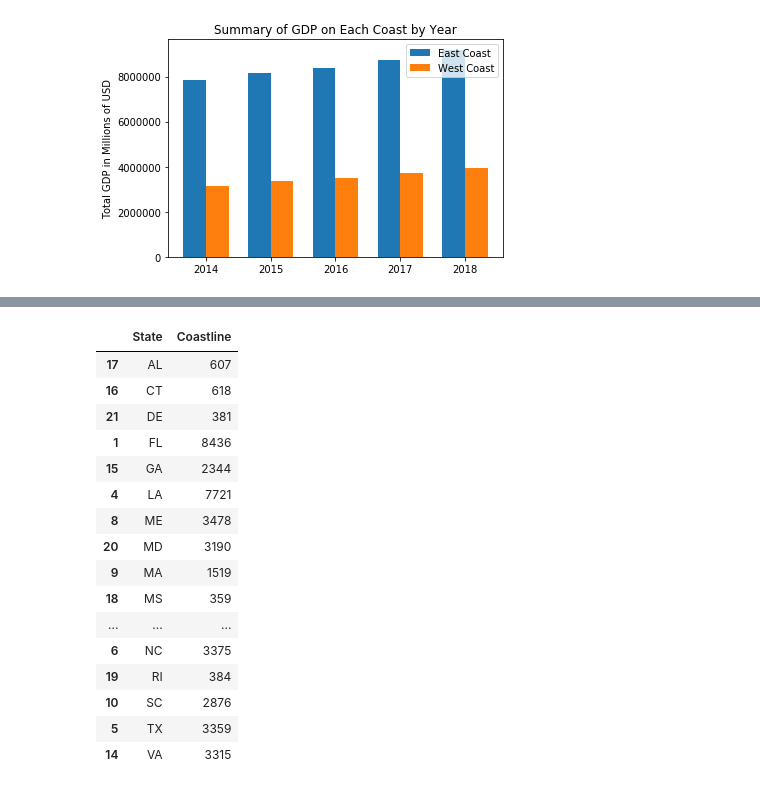
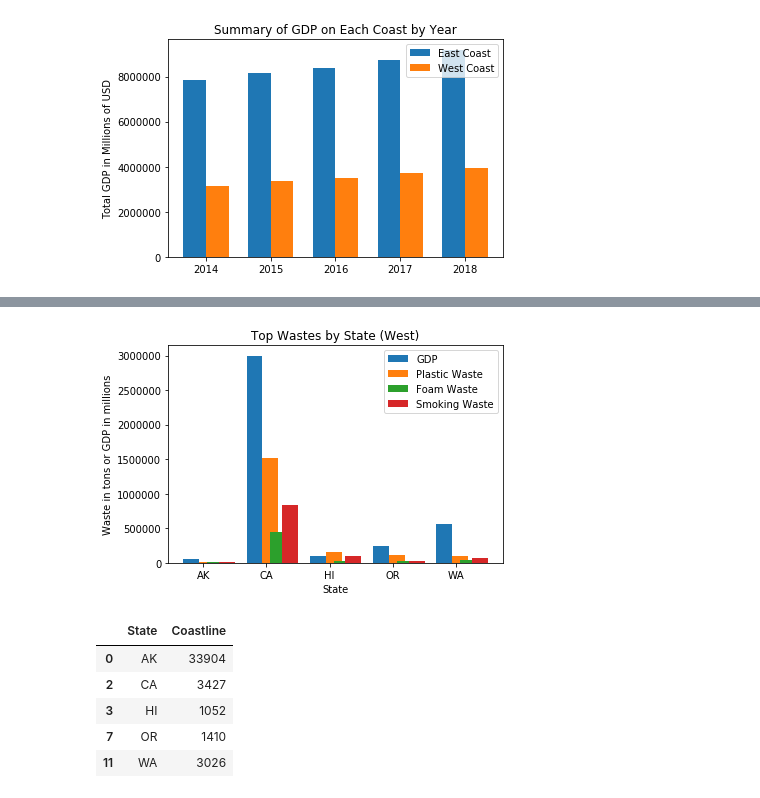
Before and after one commit to deirdrebclark/Project1, a Jupyter notebook: GDPAnaly_working.ipynb, the cells around one changed output, grey strips where cells are left out. Cells and saved outputs as stored; diff of their text form; code cells hidden in the pictures.

```diff
--- a/GDPAnaly_working.ipynb
+++ b/GDPAnaly_working.ipynb
@@ -119,3 +150,25 @@ plt.show()
+# %%
+labels = west_df['State']
+
+x = np.arange(len(labels))  # the label locations
+width = 0.25  # the width of the bars
+
+fig, ax = plt.subplots()
+rects1 = ax.bar(x - 3*width/4, west_df['2018'], width, label='GDP')
+rects2 = ax.bar(x + width/4, west_litt['Plastic Waste'], width, label='Plastic Waste')
+rects3 = ax.bar(x + 3*width/4, west_litt['Foam Waste'], width, label='Foam Waste')
+rects3 = ax.bar(x + 6*width/4, west_litt["Smoking Waste Items"], width, label='Smoking Waste')
+
+# Add some text for labels, title and custom x-axis tick labels, etc.
+ax.set_ylabel('Waste in tons or GDP in millions')
+ax.set_xlabel('State')
+ax.set_title('Top Wastes by State (West)')
+ax.set_xticks(x)
+ax.set_xticklabels(labels)
+ax.legend()
+plt.savefig('3polsVsGDP_west.png')
+# %% [output]
+[figure, added]
 # %%
 # Open coastline CSV
 csv_file = pd.read_csv("https://media.githubusercontent.com/media/deirdrebclark/Project1/master/Resources/coastline.csv", thousands=",")
@@ -131,25 +184,17 @@ coast_df['State'] = ['AL', 'AK', 'CA', 'CT', 'DE', 'FL', 'GA', 'HI', 'LA', 'ME',
 # %%
 east_state = ['AL', 'CT','DE','FL','GA','LA','ME','MD','MA','MS','NH','NJ','NY','NC','RI','SC','TX', 'VA']
 east_coast = coast_df[coast_df.State.isin(east_state)]
-east_coast
+
+west_state =  ['AK', 'CA', 'HI', 'OR', 'WA']
+west_coast = coast_df[coast_df.State.isin(west_state)]
+west_coast
 # %% [output]
 |  | State | Coastline |
-| 17 | AL | 607 |
-| 16 | CT | 618 |
-| 21 | DE | 381 |
-| 1 | FL | 8436 |
-| 15 | GA | 2344 |
-| 4 | LA | 7721 |
-| 8 | ME | 3478 |
-| 20 | MD | 3190 |
-| 9 | MA | 1519 |
-| 18 | MS | 359 |
-| ... | ... | ... |
-| 6 | NC | 3375 |
-| 19 | RI | 384 |
-| 10 | SC | 2876 |
-| 5 | TX | 3359 |
-| 14 | VA | 3315 |
+| 0 | AK | 33904 |
+| 2 | CA | 3427 |
+| 3 | HI | 1052 |
+| 7 | OR | 1410 |
+| 11 | WA | 3026 |
 # %%
 # Barplot for coastline values
 labels = east_coast['State']
```
Also changed, not shown: parts of 9 cells of this notebook, 6 other files.
